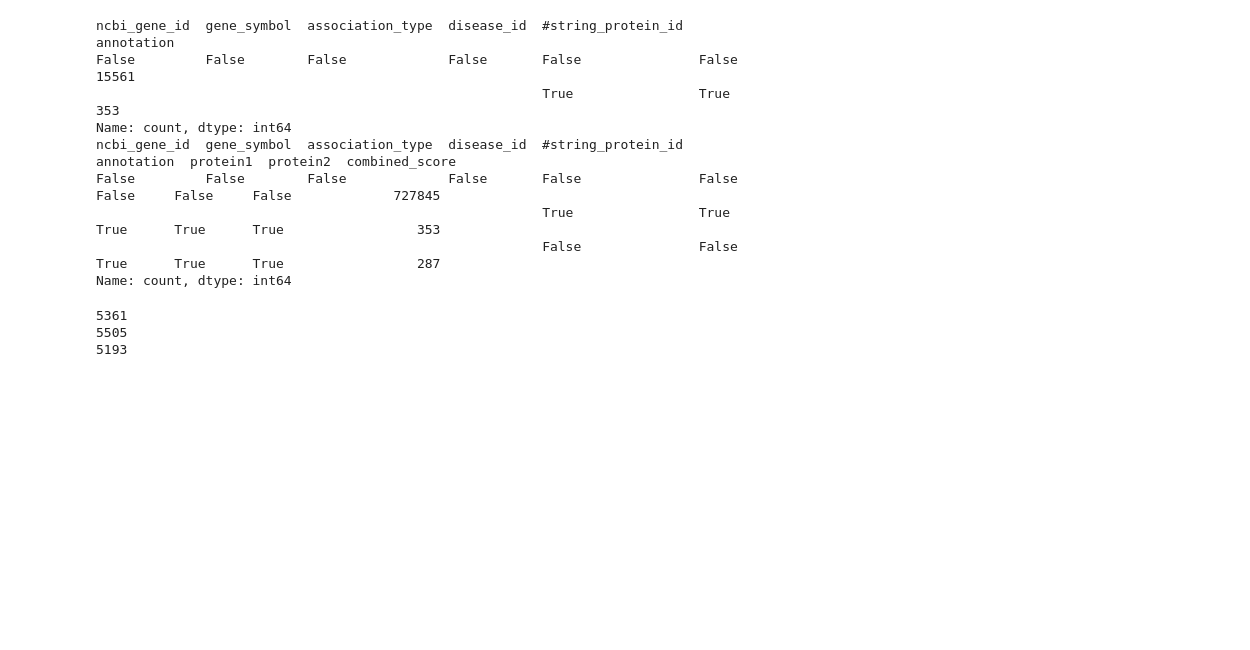
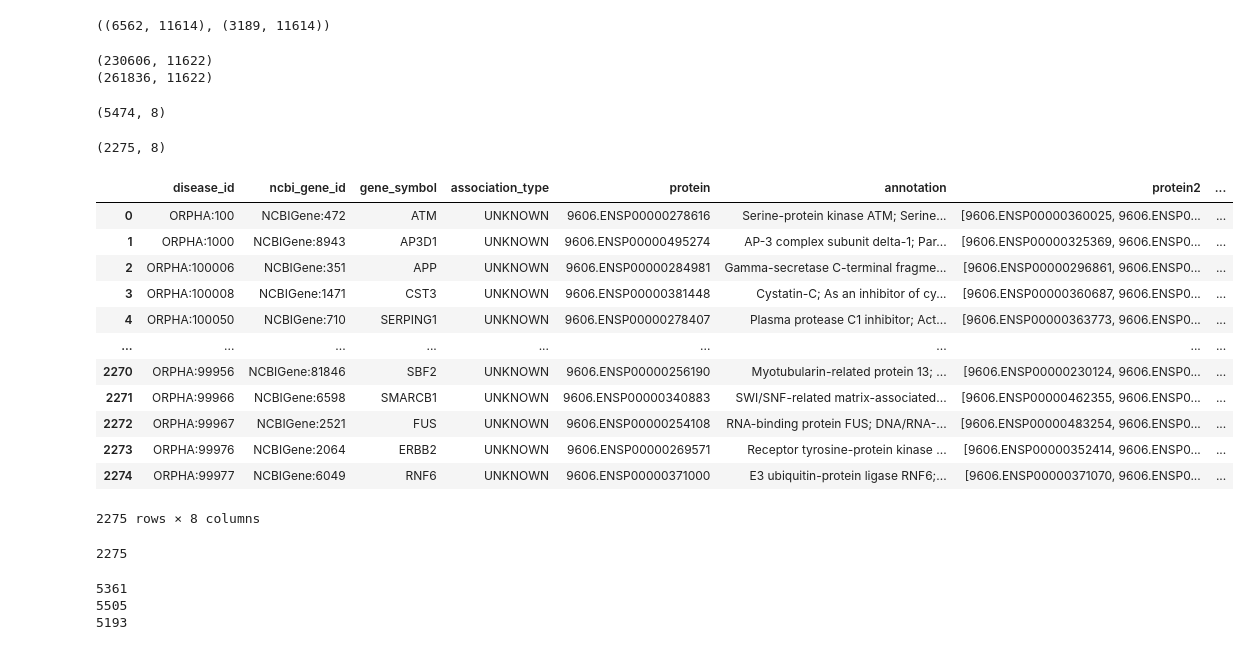
Before and after one commit to averniere/OT_simulation_maladies, a Jupyter notebook: Embeddings/PPI.ipynb, the cells around one changed output. Saved outputs shown, nothing was run; the diff lists cells and outputs as text; code cells hidden in the pictures; blank space fills up the shorter version.

```diff
--- a/Embeddings/PPI.ipynb
+++ b/Embeddings/PPI.ipynb
@@ -17,17 +10,0 @@ profils_omim = profils_omim.drop(columns='gene_maladie_assoc')
-# %%
-# Jointure
-df0 = pd.merge(genes_to_disease, doc, how='left', on='gene_symbol')
-print(pd.isna(df0).value_counts())
-df1 = pd.merge(df0, ppi, how='left', left_on="#string_protein_id", right_on="protein1")
-print(pd.isna(df1).value_counts())
-df1=df1.drop(columns="protein1")
-# %% [output]
-ncbi_gene_id  gene_symbol  association_type  disease_id  #string_protein_id  annotation
-False         False        False             False       False               False         15561
-                                                         True                True            353
-Name: count, dtype: int64
-ncbi_gene_id  gene_symbol  association_type  disease_id  #string_protein_id  annotation  protein1  protein2  combined_score
-False         False        False             False       False               False       False     False     False             727845
-                                                         True                True        True      True      True                 353
-                                                         False               False       True      True      True                 287
-Name: count, dtype: int64
@@ -33,0 +32,20 @@ Name: count, dtype: int64
+# %%
+list_omim = df_orpha_omim['omim_id'].unique()
+list_orpha = df_orpha_omim['orpha_id'].unique()
+len(list_omim), len(list_orpha)
+
+work_omim = df_pivot[df_pivot['database_id'].isin(list_omim)]
+work_orpha = df_pivot[df_pivot['database_id'].isin(list_orpha)]
+
+work_omim.shape, work_orpha.shape
+# %% [output]
+((6562, 11614), (3189, 11614))
+# %%
+df1_orpha_bis = pd.merge(work_orpha, df1, how='left', left_on='database_id', right_on='disease_id')
+# print(df1_orpha.isna().sum())
+print(df1_orpha_bis.shape)
+df1_omim_bis = pd.merge(work_omim, df1, how='left', left_on='database_id', right_on='disease_id')
+print(df1_omim_bis.shape) #, df1_omim.isna().sum())
+# %% [output]
+(230606, 11622)
+(261836, 11622)
@@ -34,3 +62,41 @@ Name: count, dtype: int64
+# %%
+df1_omim_bis.shape
+# %% [output]
+(5474, 8)
+# %%
+df1_orpha_bis = df1_orpha_bis.groupby("disease_id", as_index=False, dropna=True).agg(
+    ncbi_gene_id=("ncbi_gene_id", "first"),
+    gene_symbol=("gene_symbol", "first"),
+    association_type=("association_type", "first"),
+    protein=("#string_protein_id", "first"),
+    annotation=("annotation", "first"),
+    protein2=("protein2", list),
+    combined_score=("combined_score", list)
+)
+df1_orpha_bis.shape
+# %% [output]
+(2275, 8)
+# %%
+df1_orpha_bis
+# %% [output]
+|  | disease_id | ncbi_gene_id | gene_symbol | association_type | protein | annotation | protein2 | ... |
+| 0 | ORPHA:100 | NCBIGene:472 | ATM | UNKNOWN | 9606.ENSP00000278616 | Serine-protein kinase ATM; Serine... | [9606.ENSP00000360025, 9606.ENSP0... | ... |
+| 1 | ORPHA:1000 | NCBIGene:8943 | AP3D1 | UNKNOWN | 9606.ENSP00000495274 | AP-3 complex subunit delta-1; Par... | [9606.ENSP00000325369, 9606.ENSP0... | ... |
+| 2 | ORPHA:100006 | NCBIGene:351 | APP | UNKNOWN | 9606.ENSP00000284981 | Gamma-secretase C-terminal fragme... | [9606.ENSP00000296861, 9606.ENSP0... | ... |
+| 3 | ORPHA:100008 | NCBIGene:1471 | CST3 | UNKNOWN | 9606.ENSP00000381448 | Cystatin-C; As an inhibitor of cy... | [9606.ENSP00000360687, 9606.ENSP0... | ... |
+| 4 | ORPHA:100050 | NCBIGene:710 | SERPING1 | UNKNOWN | 9606.ENSP00000278407 | Plasma protease C1 inhibitor; Act... | [9606.ENSP00000363773, 9606.ENSP0... | ... |
+| ... | ... | ... | ... | ... | ... | ... | ... | ... |
+| 2270 | ORPHA:99956 | NCBIGene:81846 | SBF2 | UNKNOWN | 9606.ENSP00000256190 | Myotubularin-related protein 13; ... | [9606.ENSP00000230124, 9606.ENSP0... | ... |
+| 2271 | ORPHA:99966 | NCBIGene:6598 | SMARCB1 | UNKNOWN | 9606.ENSP00000340883 | SWI/SNF-related matrix-associated... | [9606.ENSP00000462355, 9606.ENSP0... | ... |
+| 2272 | ORPHA:99967 | NCBIGene:2521 | FUS | UNKNOWN | 9606.ENSP00000254108 | RNA-binding protein FUS; DNA/RNA-... | [9606.ENSP00000483254, 9606.ENSP0... | ... |
+| 2273 | ORPHA:99976 | NCBIGene:2064 | ERBB2 | UNKNOWN | 9606.ENSP00000269571 | Receptor tyrosine-protein kinase ... | [9606.ENSP00000352414, 9606.ENSP0... | ... |
+| 2274 | ORPHA:99977 | NCBIGene:6049 | RNF6 | UNKNOWN | 9606.ENSP00000371000 | E3 ubiquitin-protein ligase RNF6;... | [9606.ENSP00000371070, 9606.ENSP0... | ... |
+2275 rows × 8 columns
+# %%
+len(set(df1['disease_id'].unique())&set(work_omim['database_id']))
+len(set(df1['disease_id'].unique())&set(work_orpha['database_id']))
+# %% [output]
+2275
 # %%
 res = set(genes_to_disease['gene_symbol'])&set(doc['gene_symbol'])
 print(len(res))
```
Also changed, not shown: parts of 10 cells of this notebook, 3 other files.
